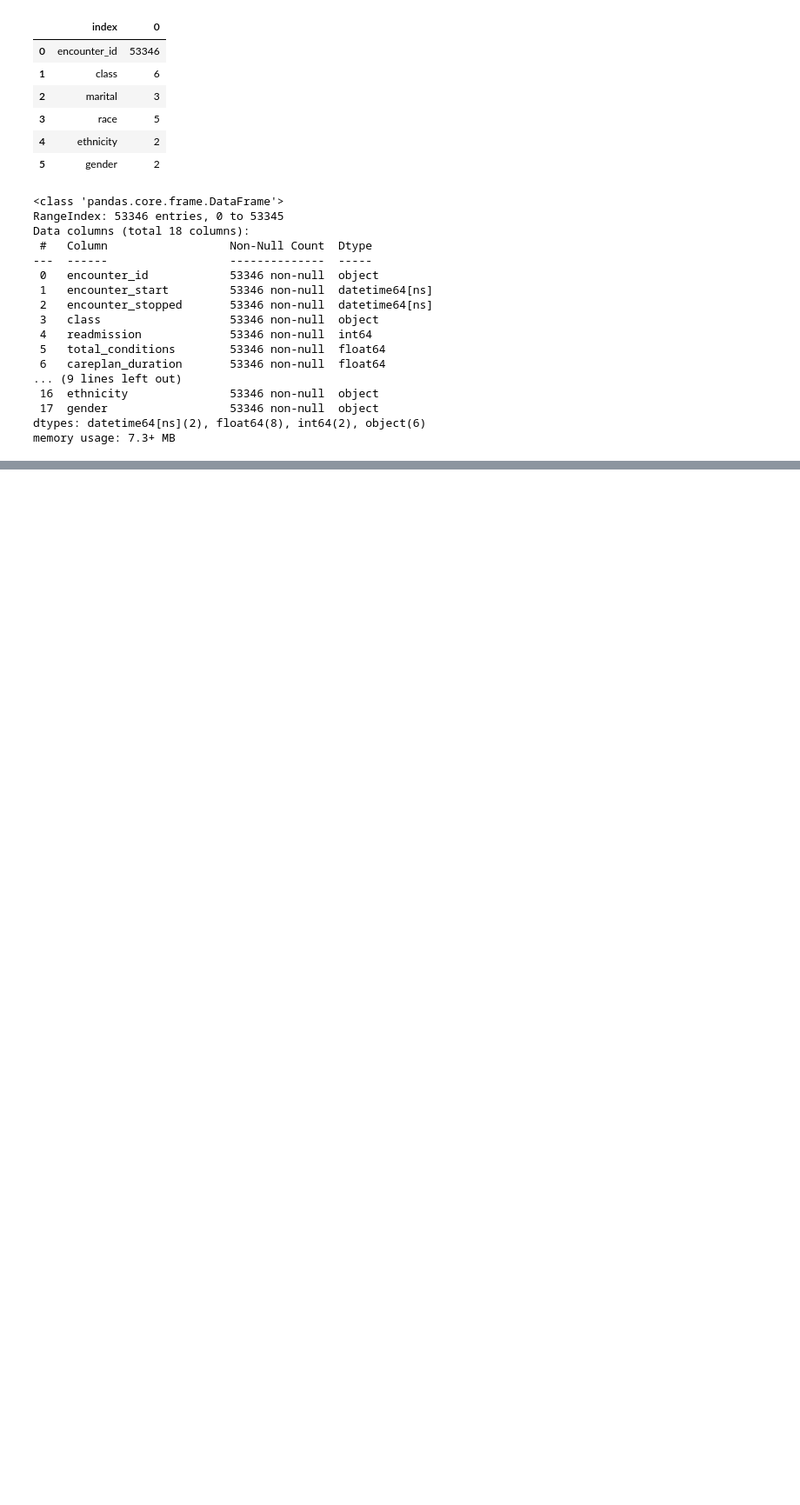
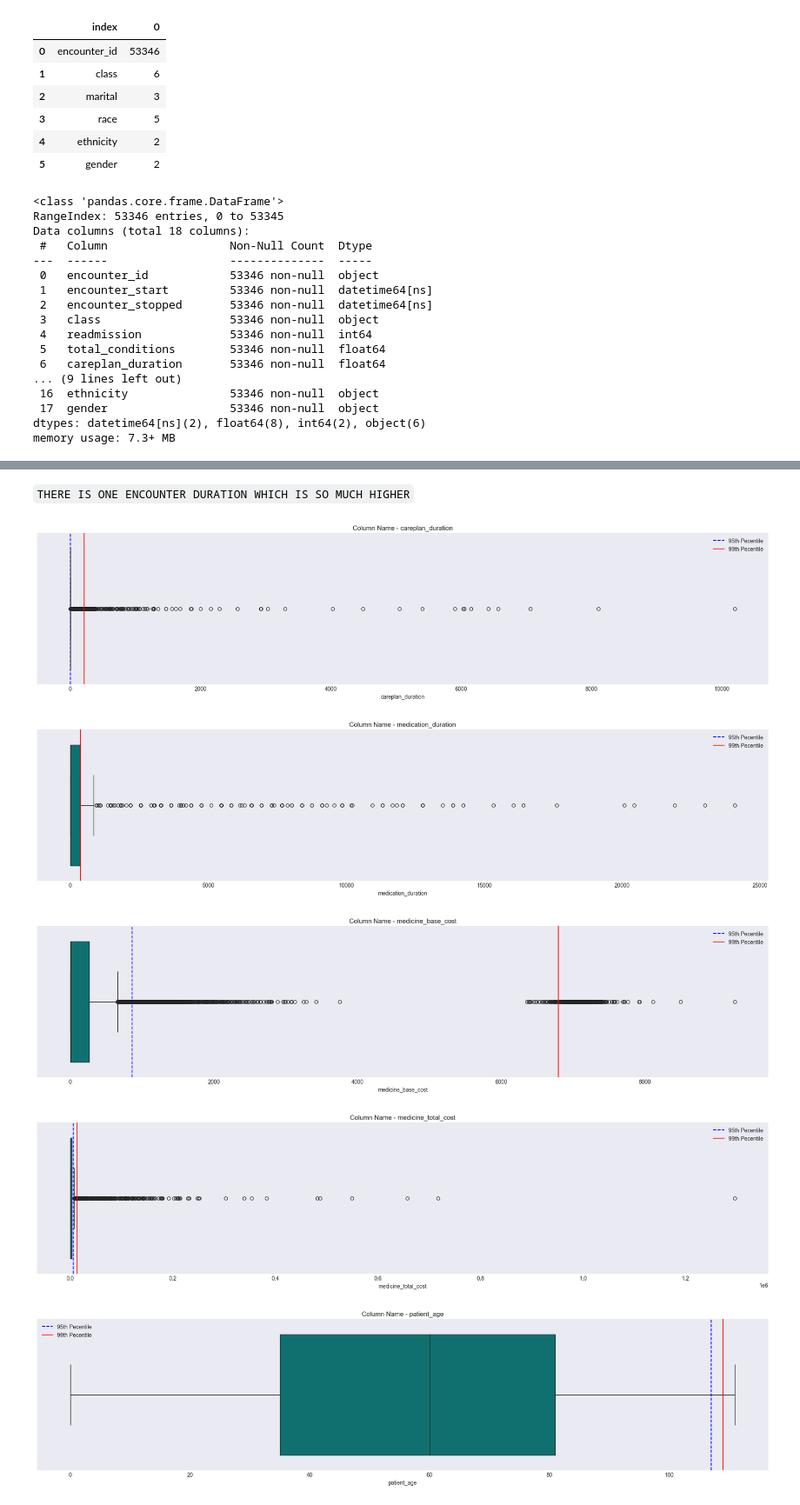
Before and after one commit to IamRaNo/Portfolio-Projects-Repository, a Jupyter notebook: Synthea Datasets/Solutions/business_problems/problem_1.ipynb, the cells around one changed output, grey strips where cells are left out. Shown at 87% size. Saved outputs shown, nothing was run; the diff lists cells and outputs as text; code cells hidden in the pictures; blank space fills up the shorter version.

```diff
--- a/Synthea Datasets/Solutions/business_problems/problem_1.ipynb
+++ b/Synthea Datasets/Solutions/business_problems/problem_1.ipynb
@@ -179,0 +310,9 @@ date_cols = data.select_dtypes(include='datetime').columns.values
+# %%
+data['encounter_duration']=(data['encounter_stopped'] - data['encounter_start']).dt.total_seconds().div(60).astype('int')
+# %%
+data['encounter_duration']=data['encounter_duration'].fillna(0)
+# %%
+data.drop(columns=['encounter_stopped'],inplace=True)
+# %%
+if 'encounter_duration' not in num_cols:
+    num_cols.append('encounter_duration')
@@ -179,0 +333,17 @@ date_cols = data.select_dtypes(include='datetime').columns.values
+# %% [markdown]
+`THERE IS ONE ENCOUNTER DURATION WHICH IS SO MUCH HIGHER`
+# %%
+for cols in num_cols:
+    plt.figure(figsize=(24,5))
+    sns.boxplot(data[cols],color='teal',orient='h')
+    plt.axvline(data[cols].quantile(.95),linestyle = "--",color = 'blue',label = '95th Pecentile')
+    plt.axvline(data[cols].quantile(.99),linestyle = "-",color = 'red',label = '99th Pecentile')
+    plt.title(f"Column Name - {cols}")
+    plt.legend()
+    plt.show()
+# %% [output]
+[figure, added]
+[figure, added]
+[figure, added]
+[figure, added]
+[figure, added]
```
Also changed, not shown: parts of 46 cells of this notebook.
